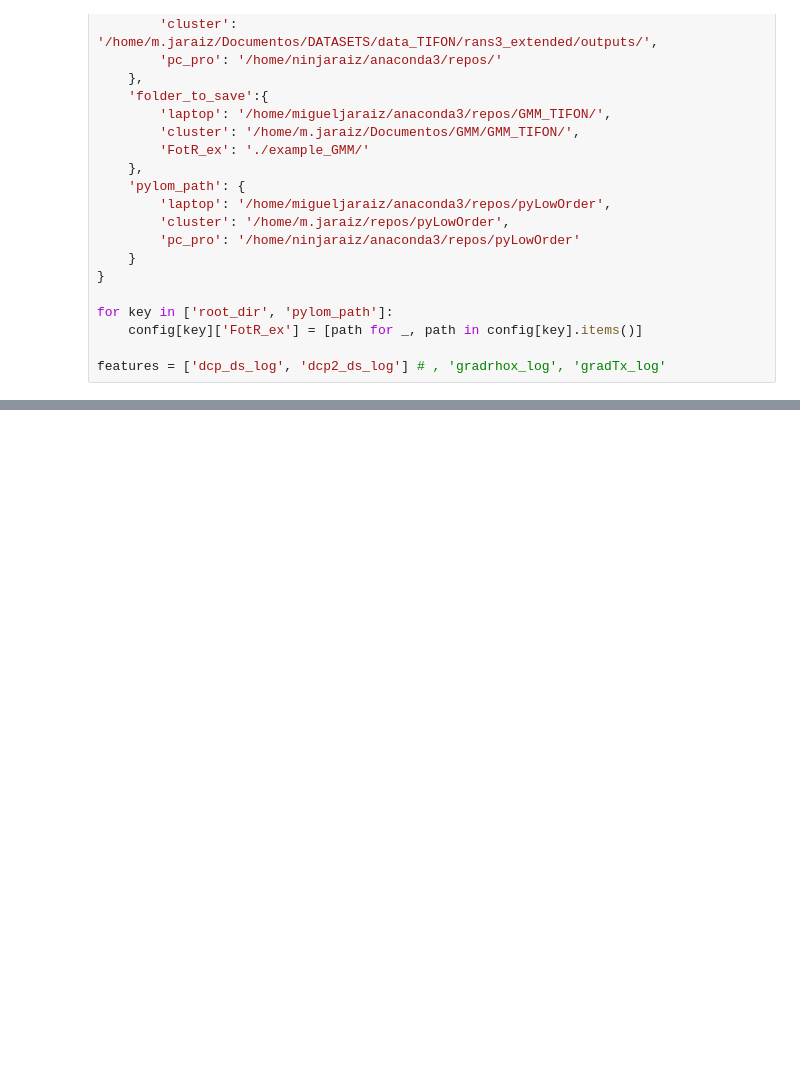
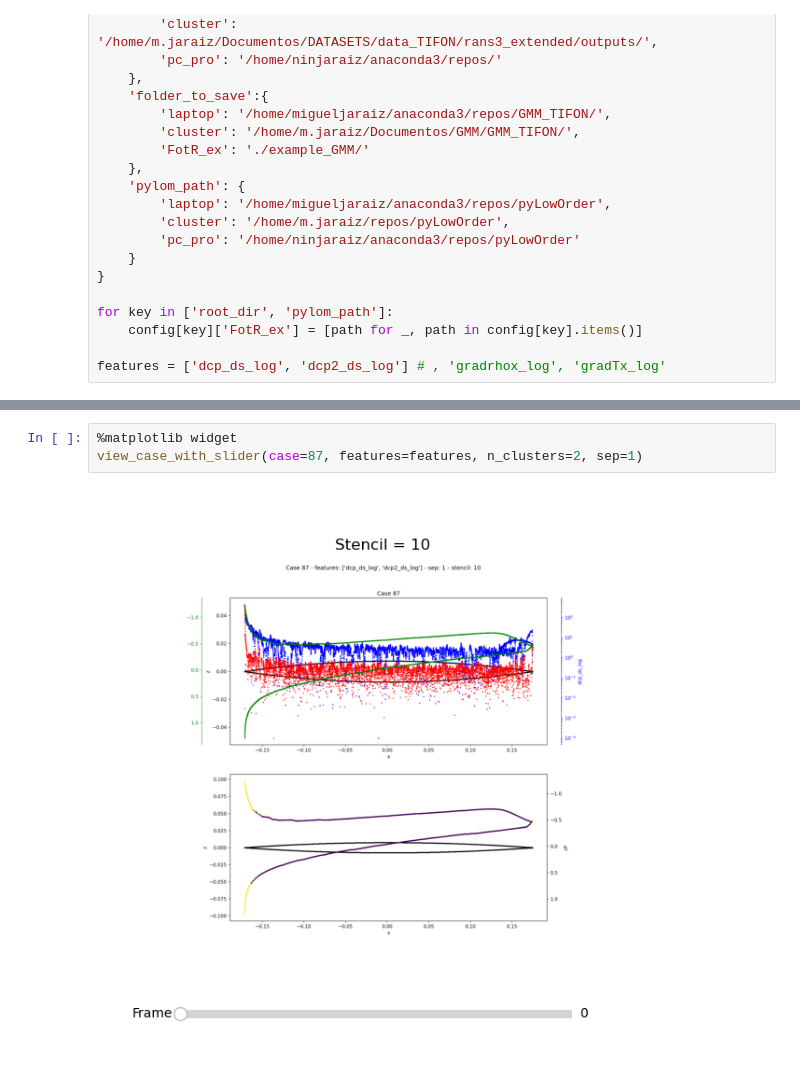
Before and after one commit to ninjaraiz/fellowship-of-the-ring, a Jupyter notebook: examples/pictures.ipynb, the cells around one changed output, grey strips where cells are left out. Saved outputs shown, nothing was run; the diff lists cells and outputs as text; blank space fills up the shorter version.

```diff
--- a/examples/pictures.ipynb
+++ b/examples/pictures.ipynb
@@ -134 +265,6 @@ def plot_case_0(case, features, n_clusters, stencil, sep, save:bool = False):
+# %%
+%matplotlib widget
+view_case_with_slider(case=87, features=features, n_clusters=2, sep=1)
+# %% [output]
+[figure, added]
 # %%
```
Also changed, not shown: parts of 4 cells of this notebook, 3 other files.
